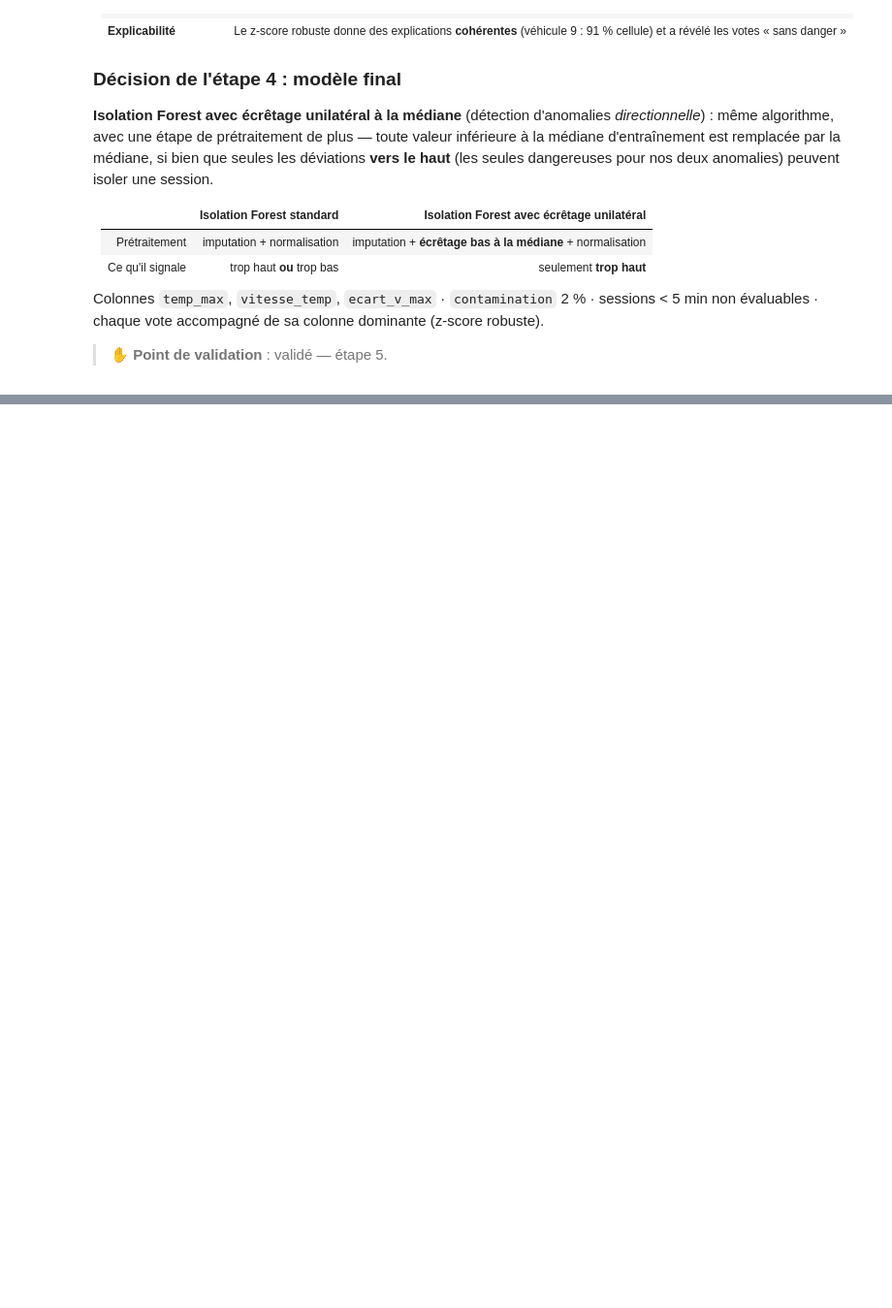
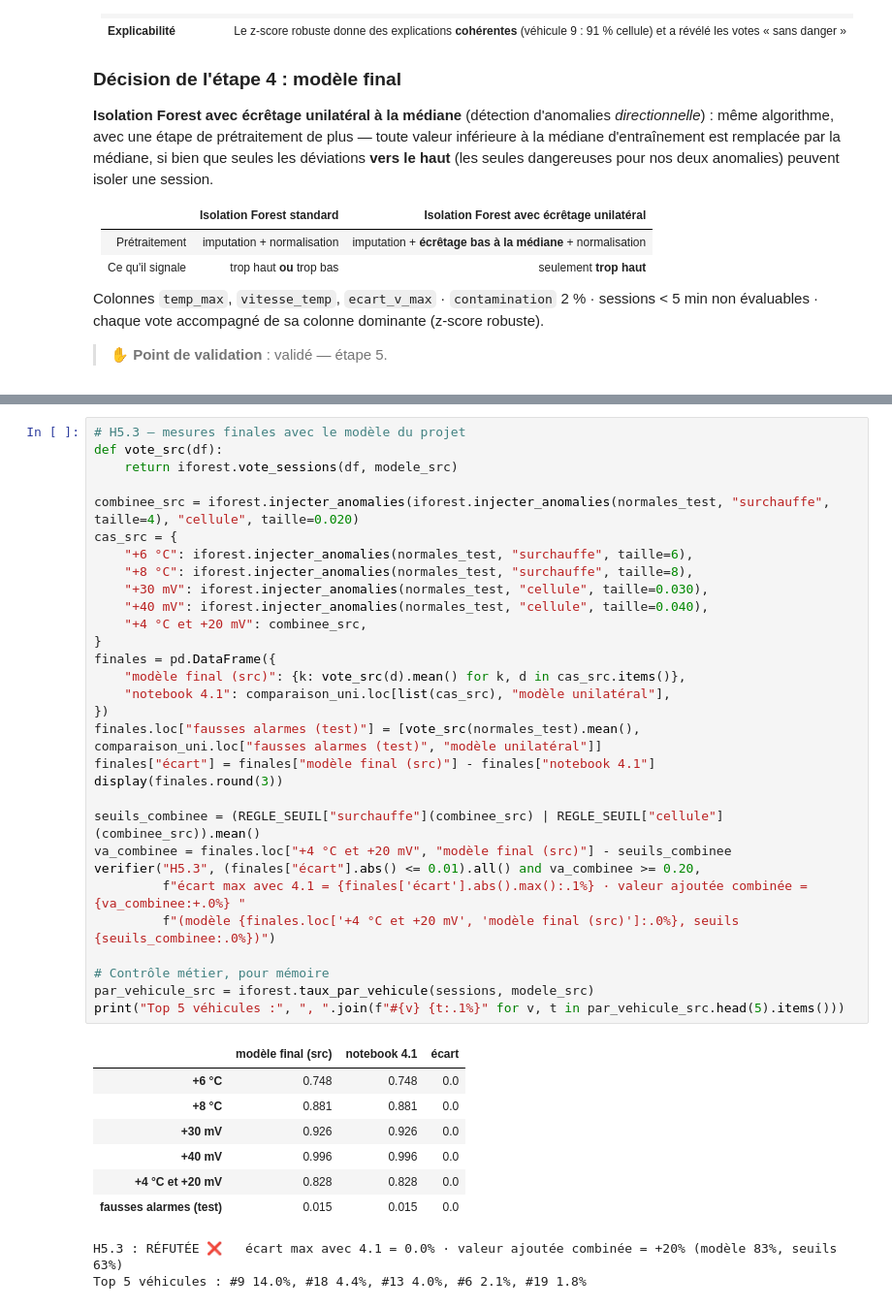
Before and after one commit to AMij0101982872/DETECTION-ANOMALIE-BATTERIE, a Jupyter notebook: notebooks/04_modele3_isolation_forest.ipynb, the cells around one changed output, grey strips where cells are left out. Shown at 97% size. Drawn from its saved outputs; the diff is of its cells as text; blank space fills up the shorter version.

```diff
--- a/notebooks/04_modele3_isolation_forest.ipynb
+++ b/notebooks/04_modele3_isolation_forest.ipynb
@@ -1604,0 +1701,40 @@ Colonnes `temp_max`, `vitesse_temp`, `ecart_v_max` · `contamination` 2 % · ses
+# %%
+# H5.3 — mesures finales avec le modèle du projet
+def vote_src(df):
+    return iforest.vote_sessions(df, modele_src)
+
+combinee_src = iforest.injecter_anomalies(iforest.injecter_anomalies(normales_test, "surchauffe", taille=4), "cellule", taille=0.020)
+cas_src = {
+    "+6 °C": iforest.injecter_anomalies(normales_test, "surchauffe", taille=6),
+    "+8 °C": iforest.injecter_anomalies(normales_test, "surchauffe", taille=8),
+    "+30 mV": iforest.injecter_anomalies(normales_test, "cellule", taille=0.030),
+    "+40 mV": iforest.injecter_anomalies(normales_test, "cellule", taille=0.040),
+    "+4 °C et +20 mV": combinee_src,
+}
+finales = pd.DataFrame({
+    "modèle final (src)": {k: vote_src(d).mean() for k, d in cas_src.items()},
+    "notebook 4.1": comparaison_uni.loc[list(cas_src), "modèle unilatéral"],
+})
+finales.loc["fausses alarmes (test)"] = [vote_src(normales_test).mean(), comparaison_uni.loc["fausses alarmes (test)", "modèle unilatéral"]]
+finales["écart"] = finales["modèle final (src)"] - finales["notebook 4.1"]
+display(finales.round(3))
+
+seuils_combinee = (REGLE_SEUIL["surchauffe"](combinee_src) | REGLE_SEUIL["cellule"](combinee_src)).mean()
+va_combinee = finales.loc["+4 °C et +20 mV", "modèle final (src)"] - seuils_combinee
+verifier("H5.3", (finales["écart"].abs() <= 0.01).all() and va_combinee >= 0.20,
+         f"écart max avec 4.1 = {finales['écart'].abs().max():.1%} · valeur ajoutée combinée = {va_combinee:+.0%} "
+         f"(modèle {finales.loc['+4 °C et +20 mV', 'modèle final (src)']:.0%}, seuils {seuils_combinee:.0%})")
+
+# Contrôle métier, pour mémoire
+par_vehicule_src = iforest.taux_par_vehicule(sessions, modele_src)
+print("Top 5 véhicules :", ", ".join(f"#{v} {t:.1%}" for v, t in par_vehicule_src.head(5).items()))
+# %% [output]
+|  | modèle final (src) | notebook 4.1 | écart |
+| +6 °C | 0.748 | 0.748 | 0.0 |
+| +8 °C | 0.881 | 0.881 | 0.0 |
+| +30 mV | 0.926 | 0.926 | 0.0 |
+| +40 mV | 0.996 | 0.996 | 0.0 |
+| +4 °C et +20 mV | 0.828 | 0.828 | 0.0 |
+| fausses alarmes (test) | 0.015 | 0.015 | 0.0 |
+H5.3 : RÉFUTÉE ❌   écart max avec 4.1 = 0.0% · valeur ajoutée combinée = +20% (modèle 83%, seuils 63%)
+Top 5 véhicules : #9 14.0%, #18 4.4%, #13 4.0%, #6 2.1%, #19 1.8%
```
Also changed, not shown: parts of 7 cells of this notebook, 4 other files.
